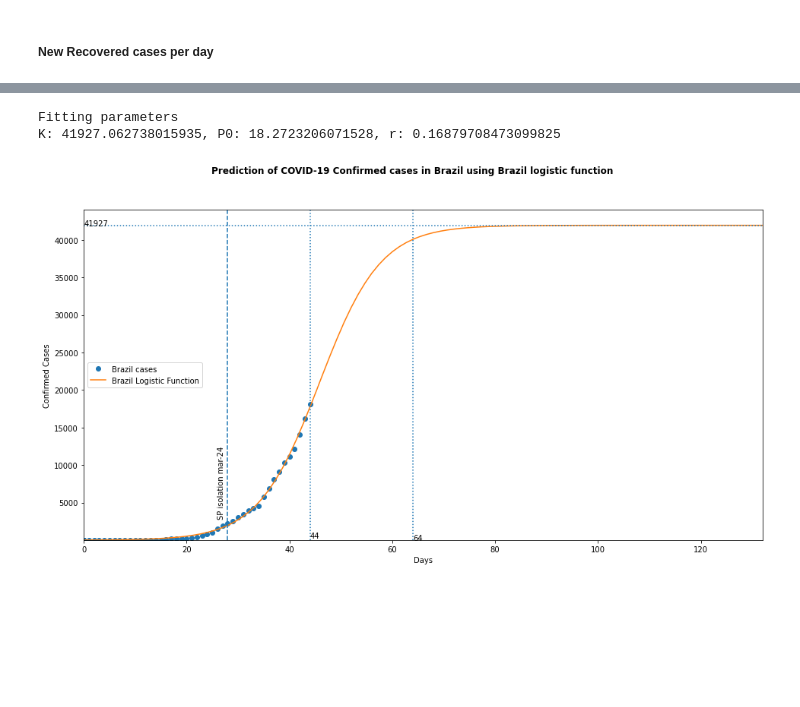
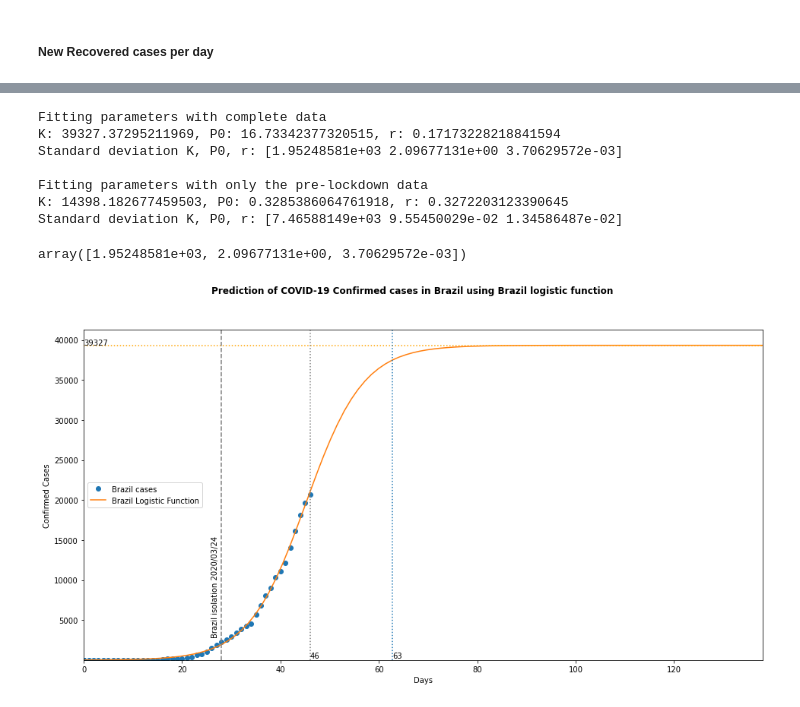
Before and after one commit to lozass/covid-19-analysis, a Jupyter notebook: Covid-19-analysis.ipynb, the cells around one changed output, grey strips where cells are left out. Cells and saved outputs as stored; diff of their text form; code cells hidden in the pictures; blank space fills up the shorter version.

```diff
--- a/Covid-19-analysis.ipynb
+++ b/Covid-19-analysis.ipynb
@@ -53,6 +56,14 @@ dataset.rename({"Country/Region": "Country"}, axis=1, inplace=True)
 series = []
 # %%
 interestingCountries=["France","Brazil", "US", "Italy", "Spain", "Germany", "New Zealand", "China", "Canada"]
-highlightedCountries=['Brazil','Canada', 'New Zealand', 'Spain', 'China', "US"]
+highlightedCountries=['Brazil','Canada', 'New Zealand', 'Spain', 'China', "US",
+                      "Germany"]
+highlightedCountriesisolationDates=['2020-03-24','2020-03-13', '2020-03-25', '2020-03-14', '2020-01-23', '2020-03-19',
+                                   '2020-03-20']
 model_country = 'Brazil'
 country_to_predict = 'Brazil'
+# %%
+isolationDates=pd.DataFrame(highlightedCountriesisolationDates, index=highlightedCountries, columns = ['Dates'])
+isolationDates['Dates'] = pd.to_datetime(isolationDates['Dates'])
+isolationDateString=isolationDates[isolationDates.index==country_to_predict]['Dates'][0].strftime('%Y/%m/%d')
+isolationDateString
@@ -527,65 +541,103 @@ for country in highlightedCountries:
 x_values = confirmedresultset[confirmedresultset.index ==model_country]['Days'].values.tolist()
 y_values = confirmedresultset[confirmedresultset.index ==model_country]['Confirmed'].values.tolist()
 
+#find the lockdown date position in vector (lockdownindex)
 for c, value in enumerate(confirmedresultset[confirmedresultset.index ==model_country]['Date']):
-    if value == datetime.datetime.strptime("2020-03-24", '%Y-%m-%d').date():
+    if value == isolationDates[isolationDates.index==model_country]['Dates'][0]:
         lockdownday=confirmedresultset[confirmedresultset.index ==model_country].Days[c]
+        lockdowndate=confirmedresultset[confirmedresultset.index ==model_country].Date[c]
+        lockdownindex=c
+
+#only date from before lockdown date
+xprelock_values = confirmedresultset[confirmedresultset.index ==model_country]['Days'].values.tolist()
+yprelock_values = confirmedresultset[confirmedresultset.index ==model_country]['Confirmed'].values.tolist()
+xprelock_values = xprelock_values[:lockdownindex]
+yprelock_values = yprelock_values[:lockdownindex]
 
 # fitting functions
 def f(t, K, P0, r):
     return  (K / (1 + ((K-P0)/P0)*np.exp(-r*t)))
 
-# fitting
+# fitting complete data
 popt, pcov = curve_fit(f, x_values, y_values, p0=[1, 1, 0.5], maxfev=300000)
-print(f"Fitting parameters")
+print(f"Fitting parameters with complete data")
 print(f"K: {popt[0]}, P0: {popt[1]}, r: {popt[2]}")
+perr = np.sqrt(np.diag(pcov))
+print(f"Standard deviation K, P0, r: {perr}\n")
+# fitting pre-lockdown data
+popt_pre, pcov_pre = curve_fit(f, xprelock_values, yprelock_values, p0=[1, 1, 0.5], maxfev=300000)
+print(f"Fitting parameters with only the pre-lockdown data")
+print(f"K: {popt_pre[0]}, P0: {popt_pre[1]}, r: {popt_pre[2]}")
+perr_pre = np.sqrt(np.diag(pcov_pre))
+print(f"Standard deviation K, P0, r: {perr_pre}\n")
 # %% [output]
-Fitting parameters
-K: 41927.062738015935, P0: 18.2723206071528, r: 0.16879708473099825
+Fitting parameters with complete data
+K: 39327.37295211969, P0: 16.73342377320515, r: 0.17173228218841594
+Standard deviation K, P0, r: [1.95248581e+03 2.09677131e+00 3.70629572e-03]
+
+Fitting parameters with only the pre-lockdown data
+K: 14398.182677459503, P0: 0.3285386064761918, r: 0.3272203123390645
+Standard deviation K, P0, r: [7.46588149e+03 9.55450029e-02 1.34586487e-02]
+# %%
+perr
+# %% [output]
+array([1.95248581e+03, 2.09677131e+00, 3.70629572e-03])
 # %%
 # prediction country
 x_values = confirmedresultset[confirmedresultset.index ==country_to_predict]['Days'].values.tolist()
 y_values = confirmedresultset[confirmedresultset.index ==country_to_predict]['Confirmed'].values.tolist()
+
+xpre_values = x_values[:lockdownindex]
+ypre_values = y_values[: lockdownindex]
 # %%
 ##### init main graph
 fig = pl.figure(figsize=(16, 8))
 ax = pl.axes()
 
 # main graph captions
 pl.suptitle("Prediction of COVID-19 Confirmed cases in "+country_to_predict+ " using "+ model_country + " logistic function", fontweight="bold")
 pl.ylabel('Confirmed Cases')
 pl.xlabel('Days')
 
-# main fitting plot
+# main fitting plot with complete data
 xx = np.linspace(0, x_values[-1]*3, 100, endpoint=True)
 yy = f(xx, popt[0], popt[1], popt[2])
+pl.xlim(xx[0], xx[-1])
+pl.ylim(yy[0], yy[-1]*1.05)
+
+# secondary fitting plot with pre-isolation data only
+xxpre = np.linspace(0, xpre_values[-1]*3, 100, endpoint=True)
+yypre = f(xxpre, popt_pre[0], popt_pre[1], popt_pre[2])
 pl.xlim(xx[0], xx[-1])
 pl.ylim(yy[0], yy[-1]*1.05)
 
 # find day when reaching 95% of deaths
 day95pc =0
 for c, value in enumerate(yy):
     if value > yy[-1]*.95:
         day95pc = c
         break
 lastdatapointday = confirmedresultset[confirmedresultset.index ==country_to_predict]['Days'][-1]
 
 pl.plot(x_values, y_values,'o', label=country_to_predict+' cases')
 pl.plot(xx, yy, label=model_country+" Logistic Function")
+#pl.plot(xxpre, yypre, label=model_country + "Logistic Function pre-isolation data only")
 pl.legend(loc='center left')
-pl.axhline(y=yy[-1], ls=':',)
+pl.axhline(y=yy[-1], ls=':', color='orange')
+#pl.axhline(y=yypre[-1], ls=':', color='green')
 pl.axvline(x=xx[day95pc], ls=':')
-ax.annotate(str("%.0f" % round(yy[-1], 0)),xy=(0, yy[-1]))
-pl.axvline(x=lastdatapointday, ls=':')
+ax.annotate(str("%.0f" % round(yy[-1], 0)),xy=(0, yy[-1]+5))
+#ax.annotate(str("%.0f" % round(yypre[-1], 0)),xy=(0, yypre[-1]+5))
+pl.axvline(x=lastdatapointday, ls=':',color='grey')
 ax.annotate(str("%.0f" % lastdatapointday), xy=(lastdatapointday,250))
-ax.annotate(str("%.0f" % xx[day95pc]), xy=(xx[day95pc],25))
-ax.annotate("SP isolation mar-24", xy=(lockdownday-2,3000), rotation=90)
-pl.axvline(x=lockdownday, ls='--')
+ax.annotate(str("%.0f" % xx[day95pc]), xy=(xx[day95pc],250))
+ax.annotate(country_to_predict+ " isolation " + isolationDateString, xy=(lockdownday-2,3000), rotation=90)
+pl.axvline(x=lockdownday, ls='--', color='grey')
 
 # Any results you write to the current directory are saved as output.
 pl.savefig("graph.png")
 # %% [output]
-[figure, old version]
+[figure, new version]
 # %%
 # init main graph
 fig = pl.figure(figsize=(16, 8))
```
Also changed, not shown: parts of 19 cells of this notebook, 1 other file.
